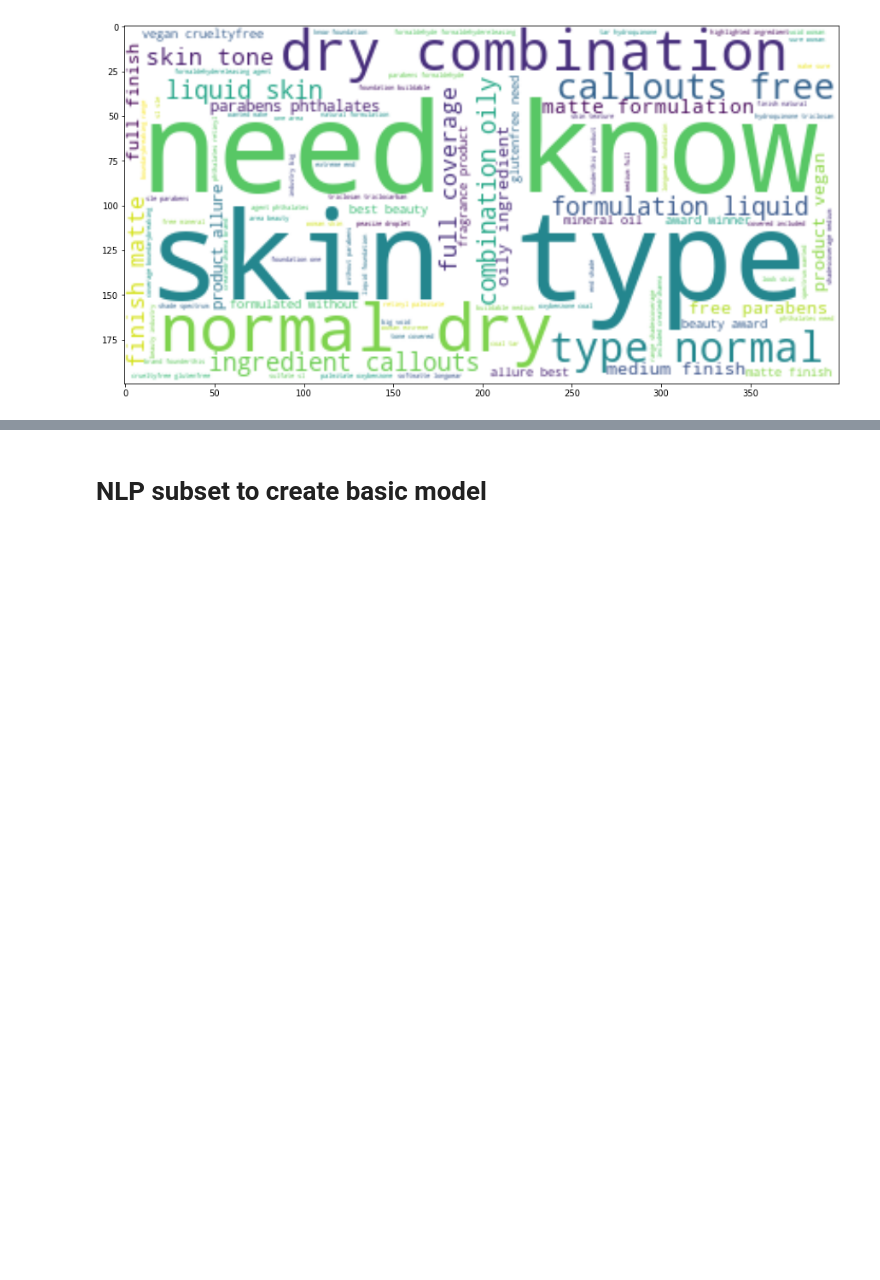
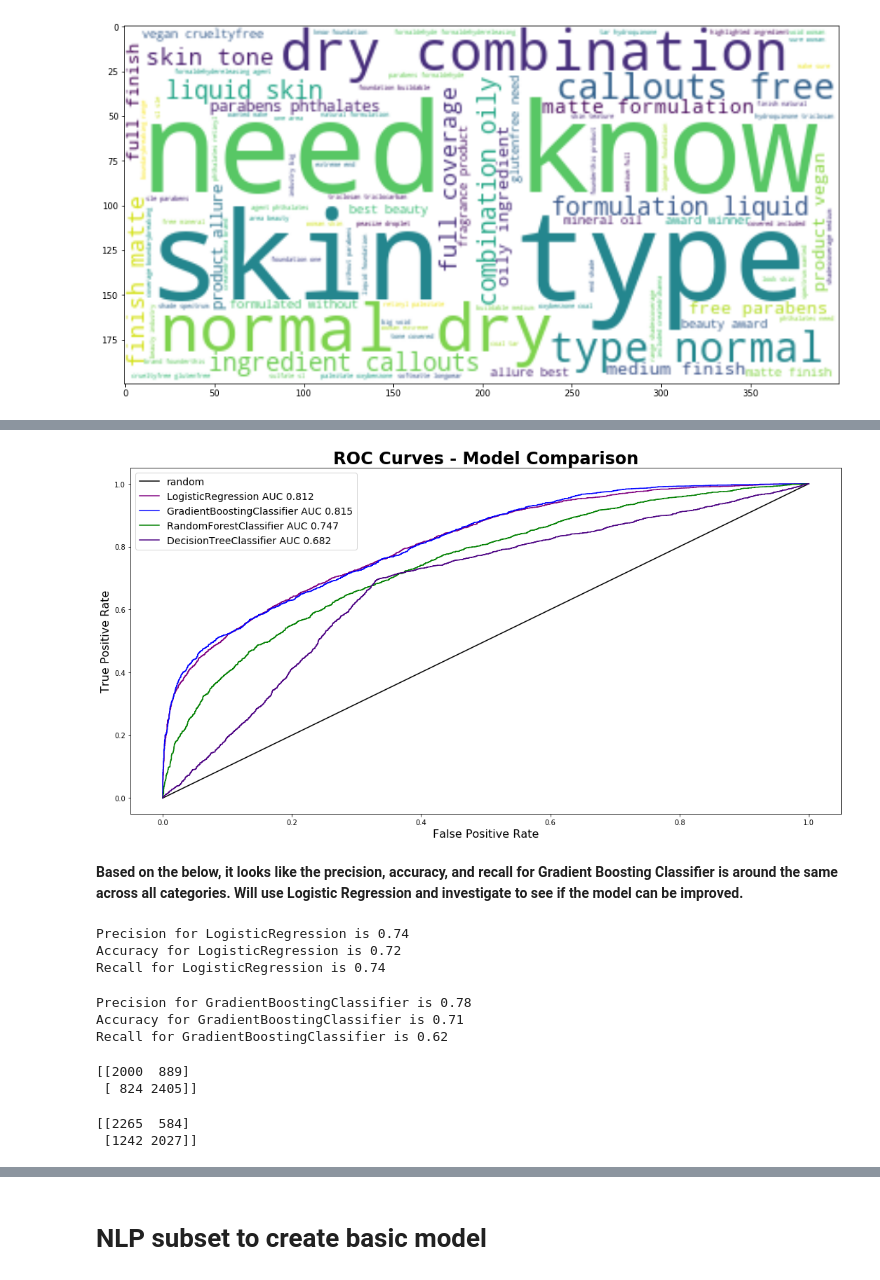
Before and after one commit to nicleong27/Beauty_Reviews, a Jupyter notebook: Reviews-Modelling.ipynb, the cells around one changed output, grey strips where cells are left out. Drawn from its saved outputs; the diff is of its cells as text; code cells hidden in the pictures; blank space fills up the shorter version.

Commit message:
more models

```diff
--- a/Reviews-Modelling.ipynb
+++ b/Reviews-Modelling.ipynb
@@ -580,0 +458,3 @@ Name: recommended, dtype: int64
+# %%
+model2 = df2[['review_text', 'skin_type']].copy()
+model2.head()
@@ -580,0 +468,3 @@ Name: recommended, dtype: int64
+# %%
+model2 = model2[(model2['skin_type'] == 'oily') | (model2['skin_type'] == 'dry')]
+model2.head()
@@ -580,0 +513,3 @@ Name: recommended, dtype: int64
+# %%
+model2 = clean.cleaning(model2)
+model2.head()
@@ -580,0 +535,13 @@ Name: recommended, dtype: int64
+# %%
+model_list = [LogisticRegression(), GradientBoostingClassifier(), RandomForestClassifier(), DecisionTreeClassifier()]
+# %%
+fig, ax = plt.subplots(figsize=(15,8))
+ax.set_title('ROC Curves - Model Comparison', fontweight='bold', fontsize=24)
+
+
+plt.gca().set_color_cycle(['purple', 'blue', 'green', 'indigo'])
+plot_multiple_rocs(model_list, model2['review_text'], model2['skin_type'], TfidfVectorizer())
+plt.tight_layout()
+plt.savefig('imgs/model_compare_roc.png')
+# %% [output]
+[figure, added]
@@ -580,0 +564,24 @@ Name: recommended, dtype: int64
+# %% [markdown]
+**Based on the below, it looks like the precision, accuracy, and recall for Gradient Boosting Classifier is around the same across all categories. Will use Logistic Regression and investigate to see if the model can be improved.**
+# %%
+print_precision_acc_recall(model2, 'review_text', model2['skin_type'], LogisticRegression())
+# %% [output]
+Precision for LogisticRegression is 0.74
+Accuracy for LogisticRegression is 0.72
+Recall for LogisticRegression is 0.74
+# %%
+print_precision_acc_recall(model2, 'review_text', model2['skin_type'], GradientBoostingClassifier())
+# %% [output]
+Precision for GradientBoostingClassifier is 0.78
+Accuracy for GradientBoostingClassifier is 0.71
+Recall for GradientBoostingClassifier is 0.62
+# %%
+get_conf_matrix(model2['review_text'], model2['skin_type'], TfidfVectorizer(), LogisticRegression())
+# %% [output]
+[[2000  889]
+ [ 824 2405]]
+# %%
+get_conf_matrix(model2['review_text'], model2['skin_type'], TfidfVectorizer(), GradientBoostingClassifier())
+# %% [output]
+[[2265  584]
+ [1242 2027]]
```
Also changed, not shown: parts of 67 cells of this notebook.
